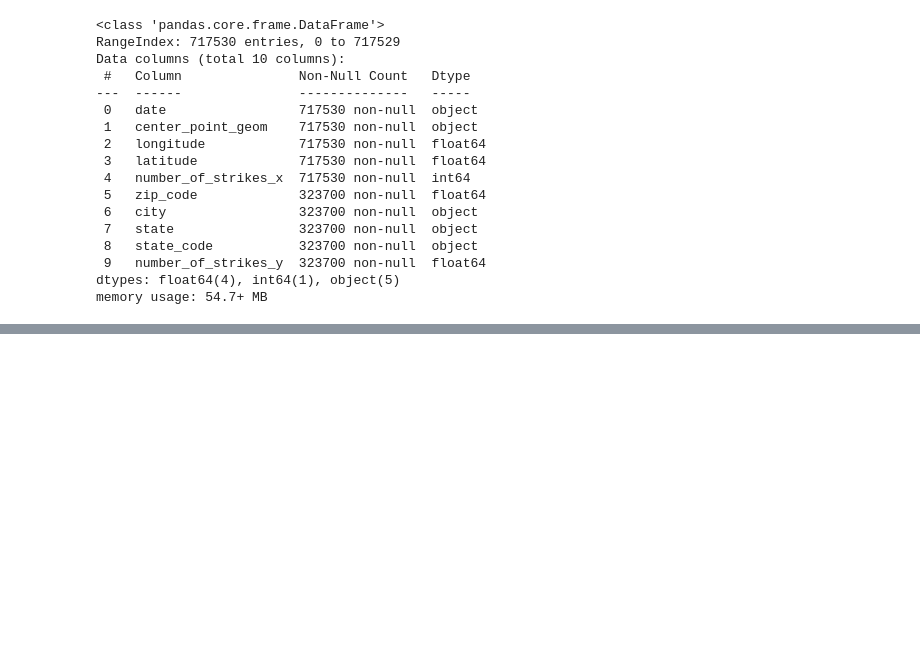
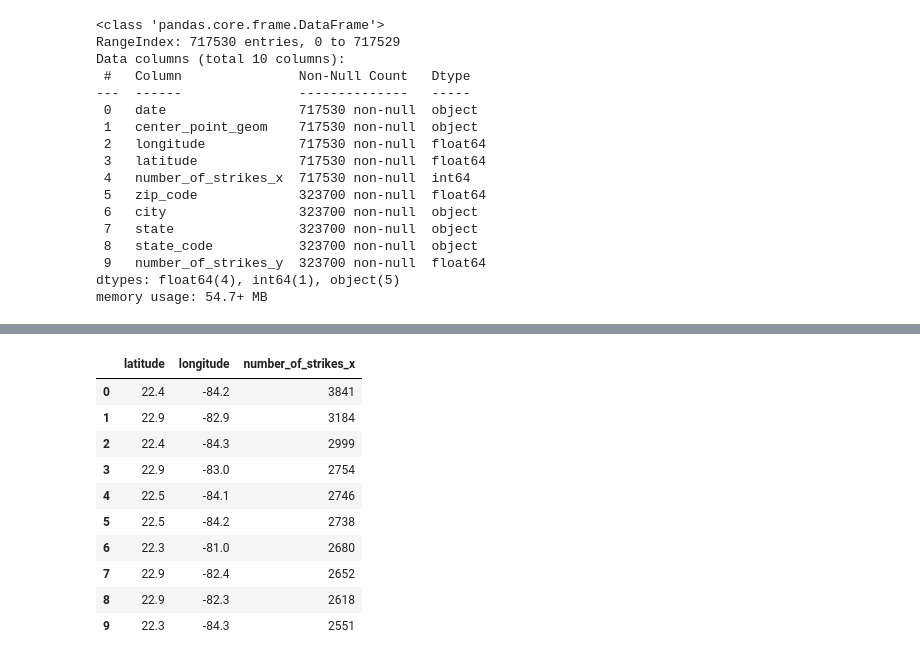
Before and after one commit to yildizramazan/daily-lightning-strikes, a Jupyter notebook: dealing-with-missing-data.ipynb, the cells around one changed output, grey strips where cells are left out. Saved outputs shown, nothing was run; the diff lists cells and outputs as text; code cells hidden in the pictures; blank space fills up the shorter version.

```diff
--- a/dealing-with-missing-data.ipynb
+++ b/dealing-with-missing-data.ipynb
@@ -75,0 +101,17 @@ memory usage: 54.7+ MB
+# %%
+top_missing = df_null_geo[['latitude','longitude','number_of_strikes_x']
+            ].groupby(['latitude','longitude']
+                      ).sum().sort_values('number_of_strikes_x',ascending=False).reset_index()
+top_missing.head(10)
+# %% [output]
+|  | latitude | longitude | number_of_strikes_x |
+| 0 | 22.4 | -84.2 | 3841 |
+| 1 | 22.9 | -82.9 | 3184 |
+| 2 | 22.4 | -84.3 | 2999 |
+| 3 | 22.9 | -83.0 | 2754 |
+| 4 | 22.5 | -84.1 | 2746 |
+| 5 | 22.5 | -84.2 | 2738 |
+| 6 | 22.3 | -81.0 | 2680 |
+| 7 | 22.9 | -82.4 | 2652 |
+| 8 | 22.9 | -82.3 | 2618 |
+| 9 | 22.3 | -84.3 | 2551 |
```
Also changed, not shown: parts of 5 cells of this notebook.
